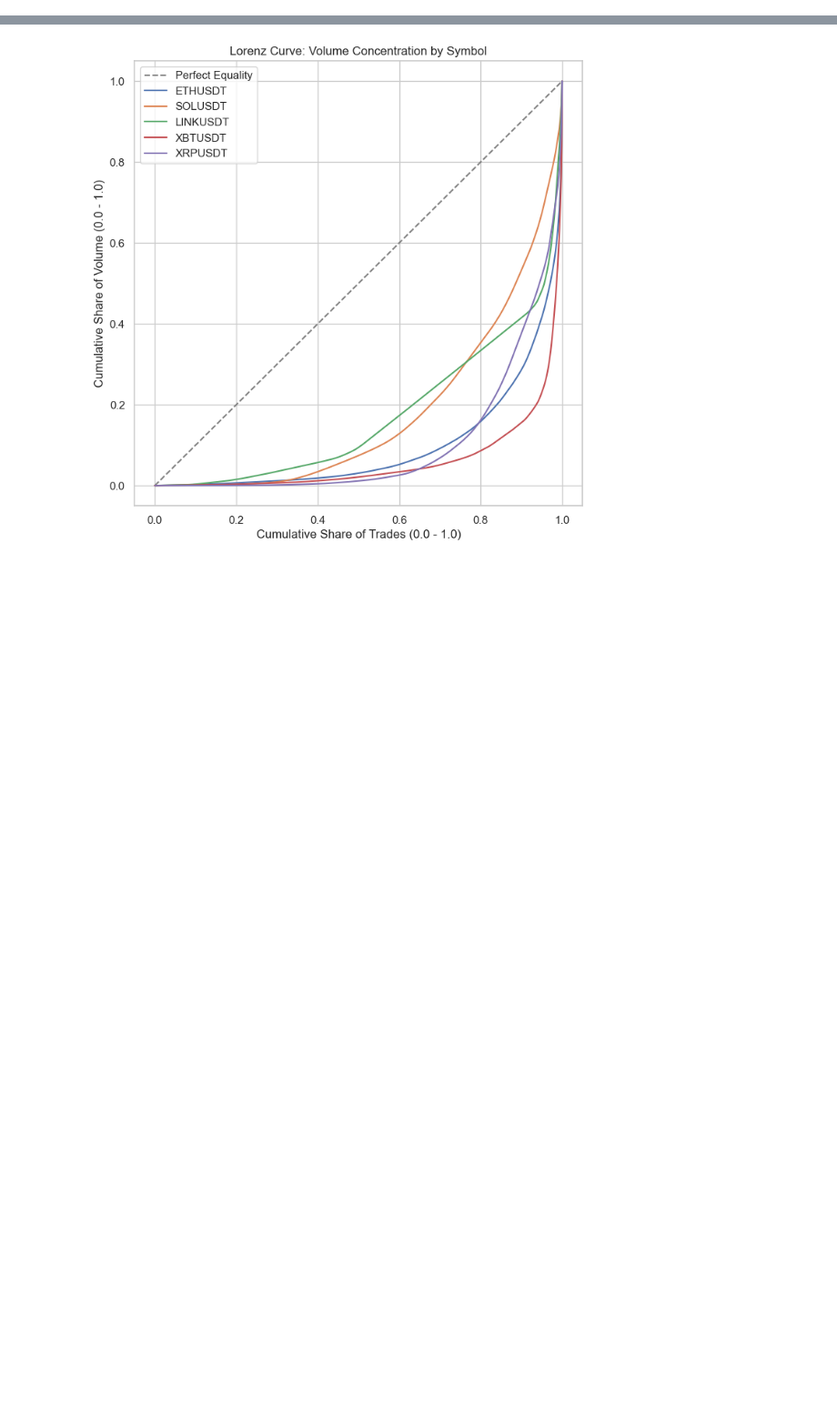
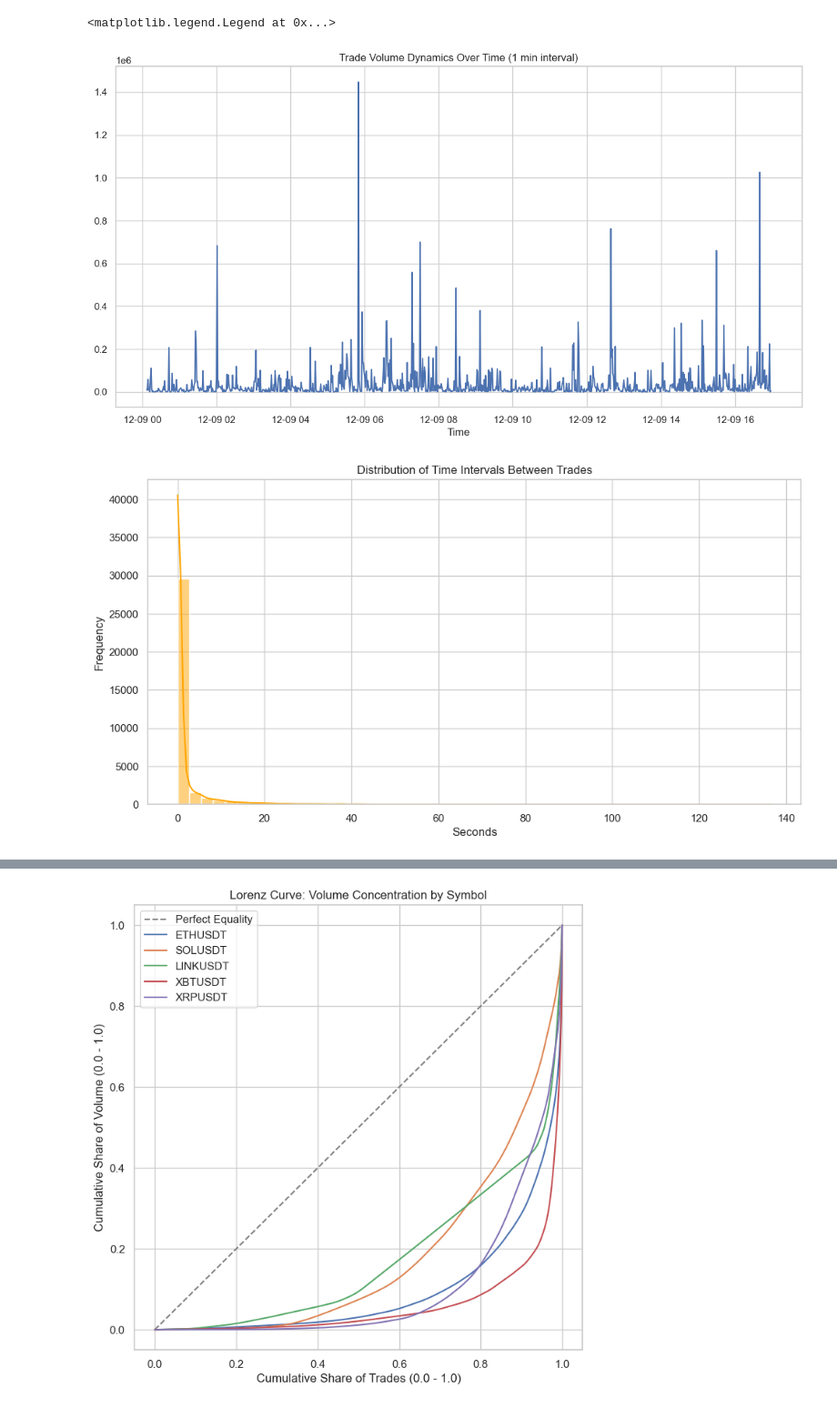
Before and after one commit to Compi-Craft/big_data_processing_project, a Jupyter notebook: EDA.ipynb, the cells around one changed output, grey strips where cells are left out. Shown at 91% size. Cells and saved outputs as stored; diff of their text form; code cells hidden in the pictures; blank space fills up the shorter version.

```diff
--- a/EDA.ipynb
+++ b/EDA.ipynb
@@ -123,0 +110,31 @@ plt.show()
+# %%
+# 4. Trade Volume Dynamics Over Time
+df_time = df.set_index('currenttimestamp')
+df_resampled = df_time.resample('1min')['trade_volume'].sum()
+
+plt.figure(figsize=(14, 7))
+plt.plot(df_resampled.index, df_resampled.values)
+plt.title('Trade Volume Dynamics Over Time (1 min interval)')
+plt.xlabel('Time')
+# 5. Distribution of Time Intervals
+df['time_diff'] = df['currenttimestamp'].diff().dt.total_seconds()
+
+plt.figure(figsize=(12, 6))
+sns.histplot(df['time_diff'].dropna(), bins=50, kde=True, color='orange')
+plt.title('Distribution of Time Intervals Between Trades')
+plt.xlabel('Seconds')
+plt.ylabel('Frequency')
+# 6. Trade Volume with Rolling Mean
+df['rolling_mean'] = df['trade_volume'].rolling(window=50).mean()
+
+plt.figure(figsize=(14, 7))
+plt.plot(df['currenttimestamp'], df['trade_volume'], label='Actual Volume', alpha=0.3)
+plt.plot(df['currenttimestamp'], df['rolling_mean'], label='Rolling Mean (50)', color='red')
+plt.title('Trade Volume with Rolling Mean')
+plt.xlabel('Time')
+plt.ylabel('Volume')
+plt.legend()
+# %% [output]
+<matplotlib.legend.Legend at 0x...>
+[figure, added]
+[figure, added]
```
Also changed, not shown: parts of 24 cells of this notebook.
